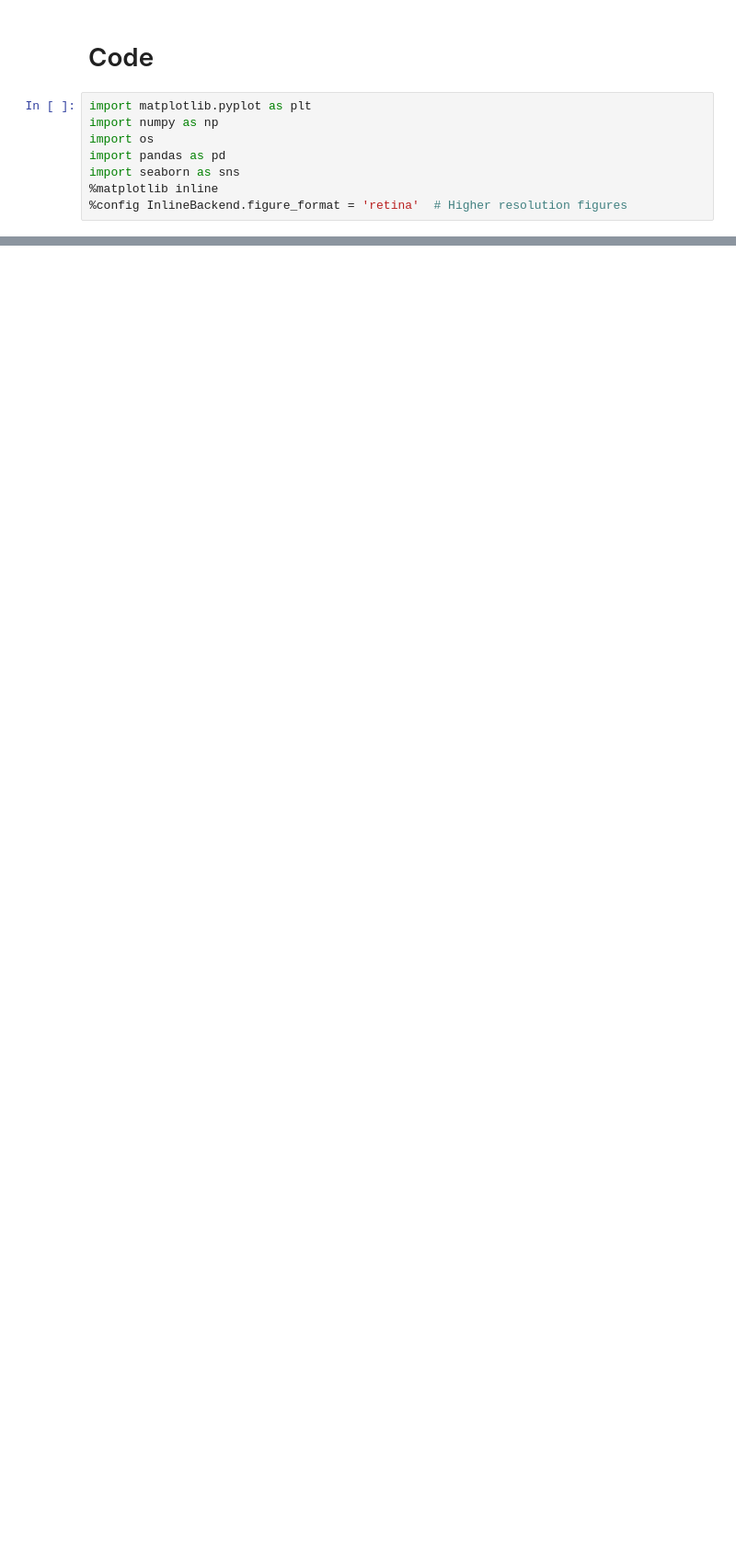
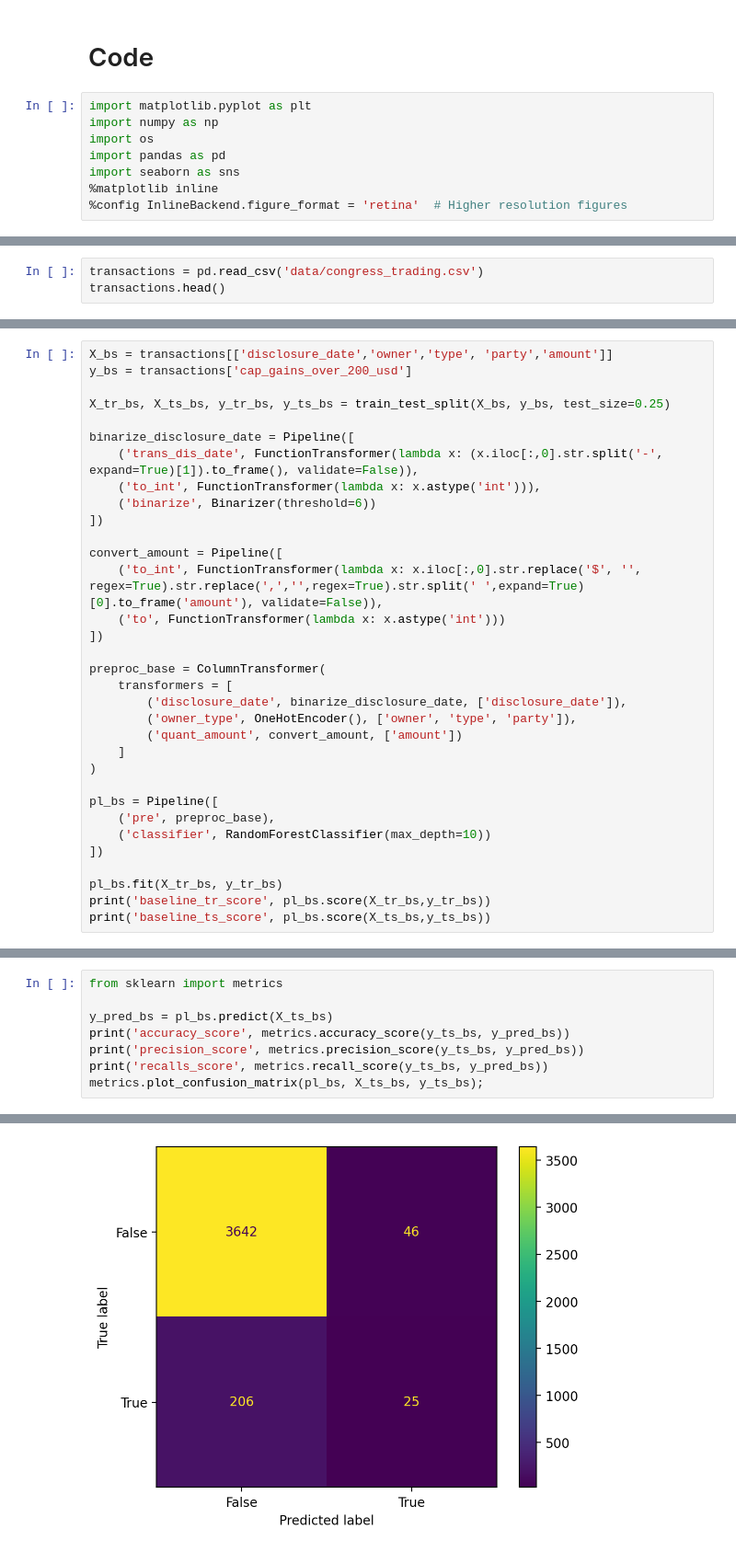
Before and after one commit to JPL1205/stocks_prediction_model, a Jupyter notebook: stocks.ipynb, the cells around one changed output, grey strips where cells are left out. Shown at 92% size. Cells and saved outputs as stored; diff of their text form; blank space fills up the shorter version.

```diff
--- a/stocks.ipynb
+++ b/stocks.ipynb
@@ -640,0 +125,3 @@ df.groupby('month').count().rename(columns={'transaction_date': 'count'})['count
+# %%
+transactions = pd.read_csv('data/congress_trading.csv')
+transactions.head()
@@ -640,0 +216,33 @@ df.groupby('month').count().rename(columns={'transaction_date': 'count'})['count
+# %%
+X_bs = transactions[['disclosure_date','owner','type', 'party','amount']]
+y_bs = transactions['cap_gains_over_200_usd']
+
+X_tr_bs, X_ts_bs, y_tr_bs, y_ts_bs = train_test_split(X_bs, y_bs, test_size=0.25)
+
+binarize_disclosure_date = Pipeline([
+    ('trans_dis_date', FunctionTransformer(lambda x: (x.iloc[:,0].str.split('-', expand=True)[1]).to_frame(), validate=False)),
+    ('to_int', FunctionTransformer(lambda x: x.astype('int'))),
+    ('binarize', Binarizer(threshold=6))
+])
+
+convert_amount = Pipeline([
+    ('to_int', FunctionTransformer(lambda x: x.iloc[:,0].str.replace('$', '', regex=True).str.replace(',','',regex=True).str.split(' ',expand=True)[0].to_frame('amount'), validate=False)),
+    ('to', FunctionTransformer(lambda x: x.astype('int')))
+])
+
+preproc_base = ColumnTransformer(
+    transformers = [
+        ('disclosure_date', binarize_disclosure_date, ['disclosure_date']),
+        ('owner_type', OneHotEncoder(), ['owner', 'type', 'party']),
+        ('quant_amount', convert_amount, ['amount'])
+    ]
+)
+
+pl_bs = Pipeline([
+    ('pre', preproc_base),
+    ('classifier', RandomForestClassifier(max_depth=10))
+])
+
+pl_bs.fit(X_tr_bs, y_tr_bs)
+print('baseline_tr_score', pl_bs.score(X_tr_bs,y_tr_bs))
+print('baseline_ts_score', pl_bs.score(X_ts_bs,y_ts_bs))
@@ -640,0 +252,9 @@ df.groupby('month').count().rename(columns={'transaction_date': 'count'})['count
+# %%
+from sklearn import metrics
+
+y_pred_bs = pl_bs.predict(X_ts_bs)
+print('accuracy_score', metrics.accuracy_score(y_ts_bs, y_pred_bs))
+print('precision_score', metrics.precision_score(y_ts_bs, y_pred_bs))
+print('recalls_score', metrics.recall_score(y_ts_bs, y_pred_bs))
+metrics.plot_confusion_matrix(pl_bs, X_ts_bs, y_ts_bs);
+# %% [output]
@@ -640,0 +264 @@ df.groupby('month').count().rename(columns={'transaction_date': 'count'})['count
+[figure, added]
```
Also changed, not shown: parts of 77 cells of this notebook.
